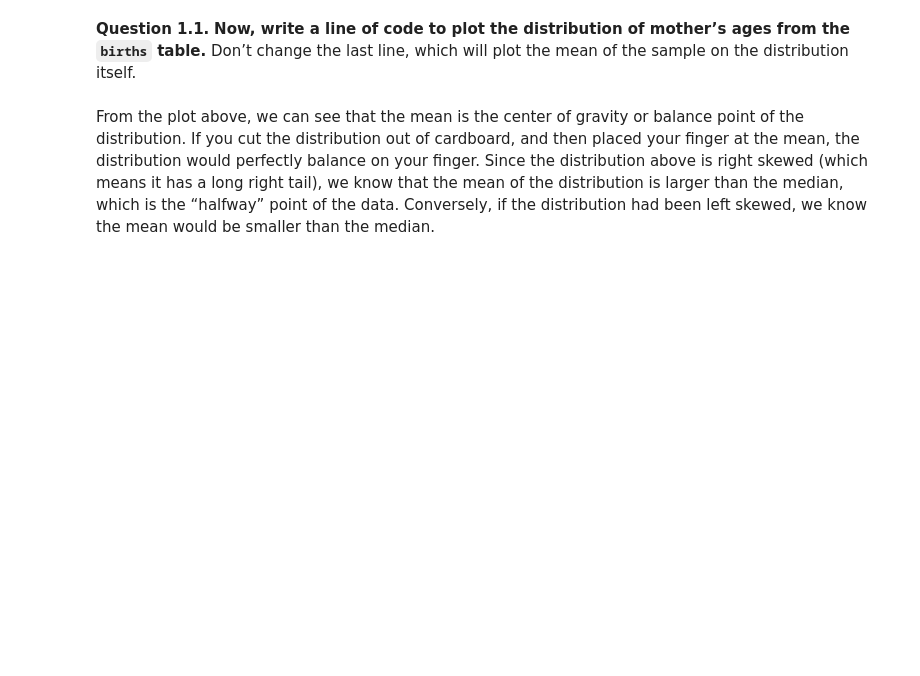
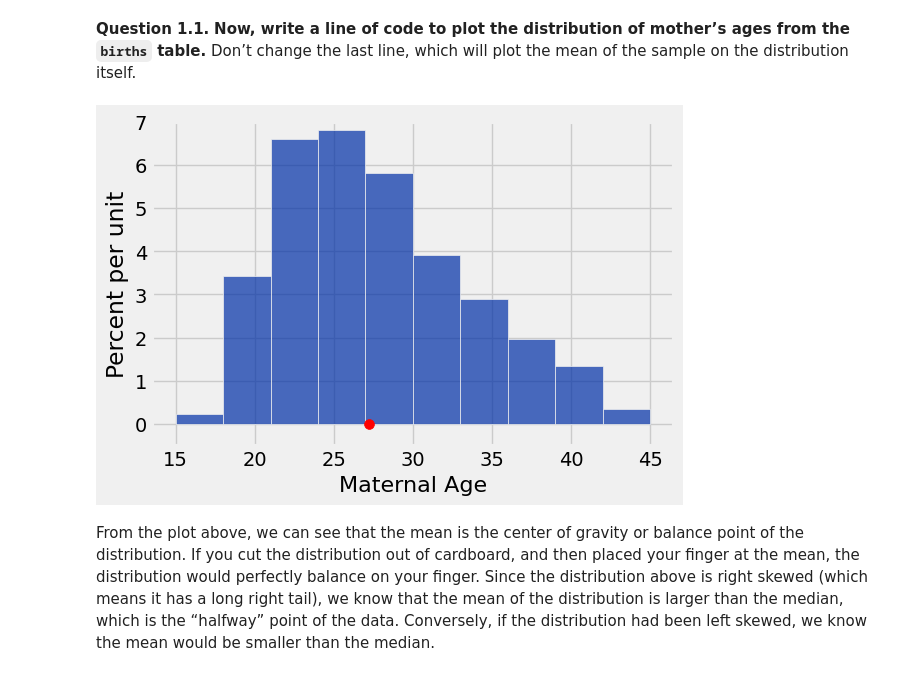
Before and after one commit to ivanduero1/broken_computer_arc, a Jupyter notebook: lab8/lab08.ipynb, the cells around one changed output. Saved outputs shown, nothing was run; the diff lists cells and outputs as text; code cells hidden in the pictures; blank space fills up the shorter version.

```diff
--- a/lab8/lab08.ipynb
+++ b/lab8/lab08.ipynb
@@ -36,11 +49,13 @@ births
 # %% [markdown]
 **Question 1.1.** **Now, write a line of code to plot the distribution of mother’s ages from the `births` table.** Don’t change the last line, which will plot the mean of the sample on the distribution itself.
 # %%
-...
+births.hist("Maternal Age")
 
 # Do not change anything below this line
 plots.scatter(np.mean(births.column("Maternal Age")), 0, color='red', zorder=2, s=50);
 plots.ylim(-0.005, 0.07);
+# %% [output]
+[figure, added]
 # %% [markdown]
 From the plot above, we can see that the mean is the center of gravity or balance point of the distribution. If you cut the distribution out of cardboard, and then placed your finger at the mean, the distribution would perfectly balance on your finger. Since the distribution above is right skewed (which means it has a long right tail), we know that the mean of the distribution is larger than the median, which is the “halfway” point of the data. Conversely, if the distribution had been left skewed, we know the mean would be smaller than the median.
 # %% [markdown]
```
Also changed, not shown: parts of 31 cells of this notebook, 2 other files.
